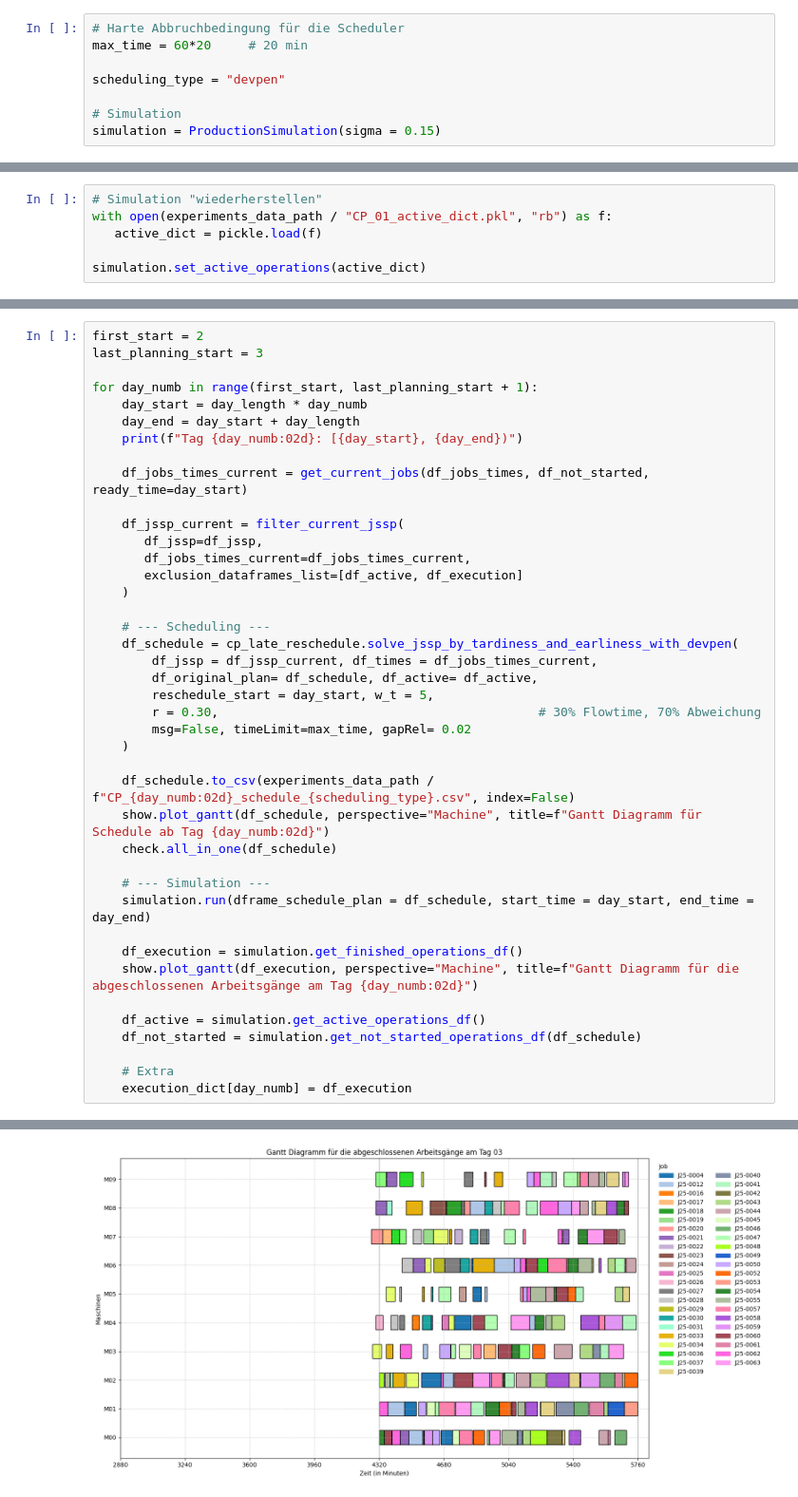
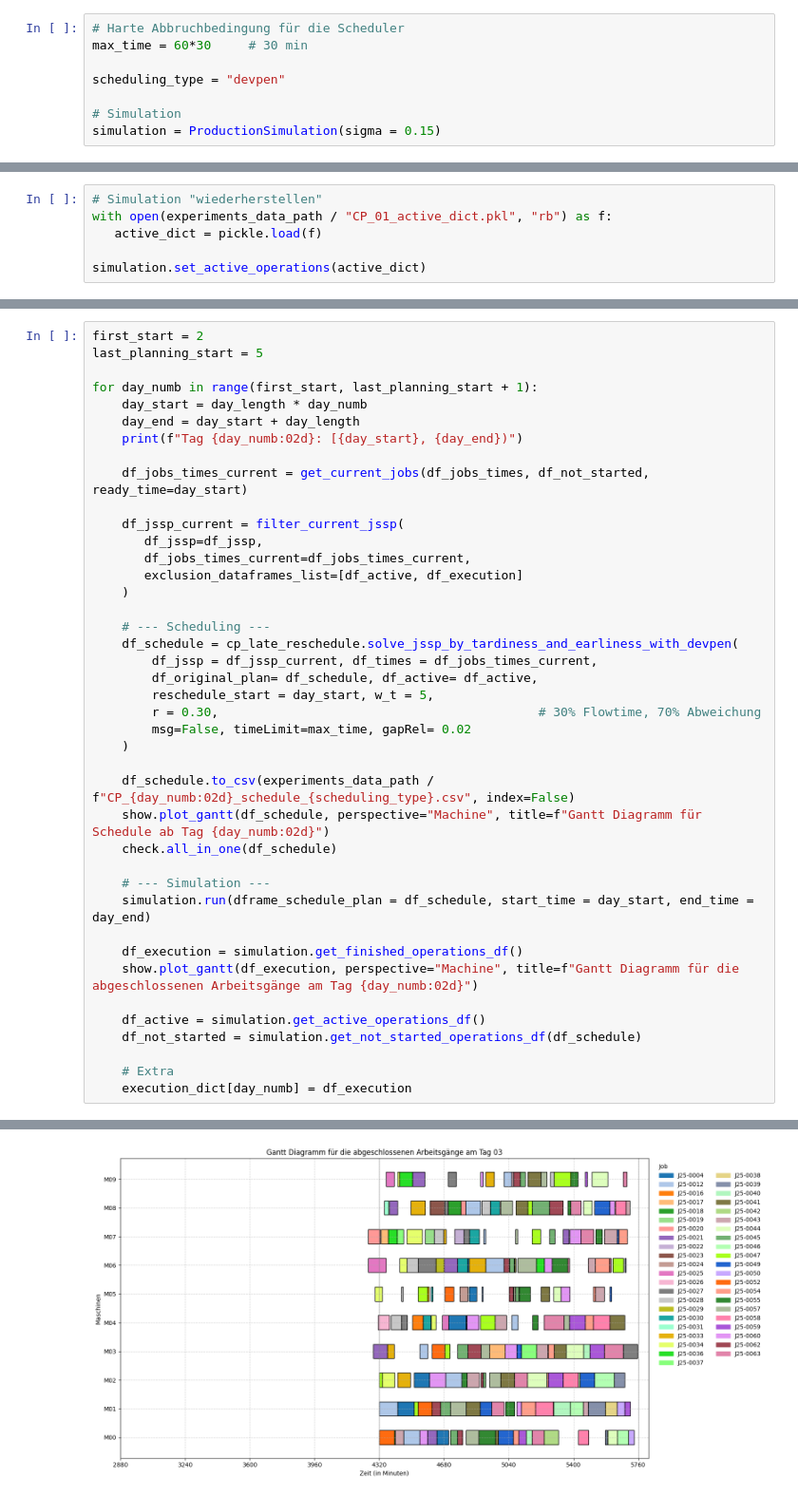
Before and after one commit to konrad-adamski/HTWD_Minimalinvasives_Job-Shop_Scheduling, a Jupyter notebook: notebooks/04_Rolling_Wave_Planning/02_Rescheduling_DevPen.ipynb, the cells around one changed output, grey strips where cells are left out. Shown at 95% size. Saved outputs shown, nothing was run; the diff lists cells and outputs as text.

```diff
--- a/notebooks/04_Rolling_Wave_Planning/02_Rescheduling_DevPen.ipynb
+++ b/notebooks/04_Rolling_Wave_Planning/02_Rescheduling_DevPen.ipynb
@@ -21,7 +21,7 @@ pd.set_option('display.min_rows', 12)
 pd.set_option('display.max_rows', 16)
 # %%
 # Harte Abbruchbedingung für die Scheduler
-max_time = 60*20     # 20 min
+max_time = 60*30     # 30 min
 
 scheduling_type = "devpen"
 
@@ -154,6 +154,6 @@ df_not_started
 # %%
 first_start = 2
-last_planning_start = 3
+last_planning_start = 5
 
 for day_numb in range(first_start, last_planning_start + 1):
     day_start = day_length * day_numb
@@ -247 +247 @@ Deviation terms       : 57
-[figure, old version]
+[figure, new version]
```
Also changed, not shown: parts of 6 cells of this notebook, 17 other files.
